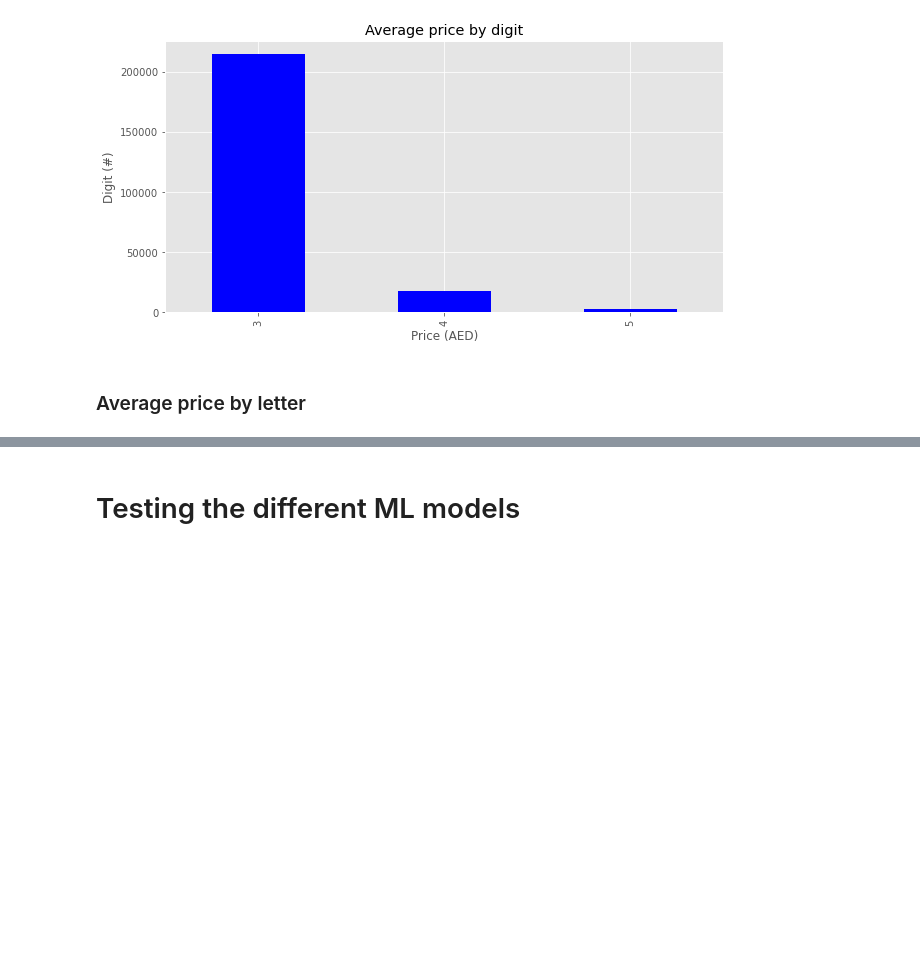
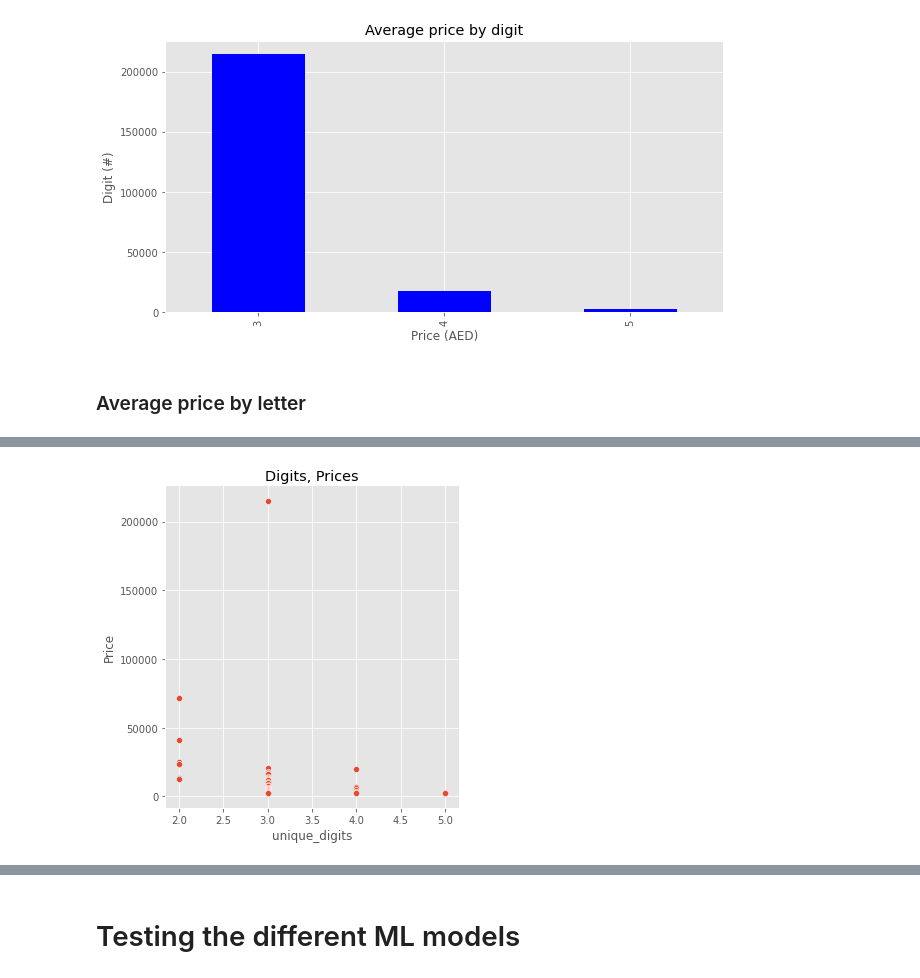
Before and after one commit to FardinAhsan146/DXB-Numberplate-Price-Predictor, a Jupyter notebook: numberplate_price_pred.ipynb, the cells around one changed output, grey strips where cells are left out. Drawn from its saved outputs; the diff is of its cells as text; code cells hidden in the pictures; blank space fills up the shorter version.

```diff
--- a/numberplate_price_pred.ipynb
+++ b/numberplate_price_pred.ipynb
@@ -165,0 +197,5 @@ Text(0, 0.5, 'Average price (AED)')
+# %%
+sns.relplot(x = "unique_digits", y = "Price", data = plates);
+plt.title('Digits, Prices');
+# %% [output]
+[figure, added]
```
Also changed, not shown: parts of 59 cells of this notebook.
